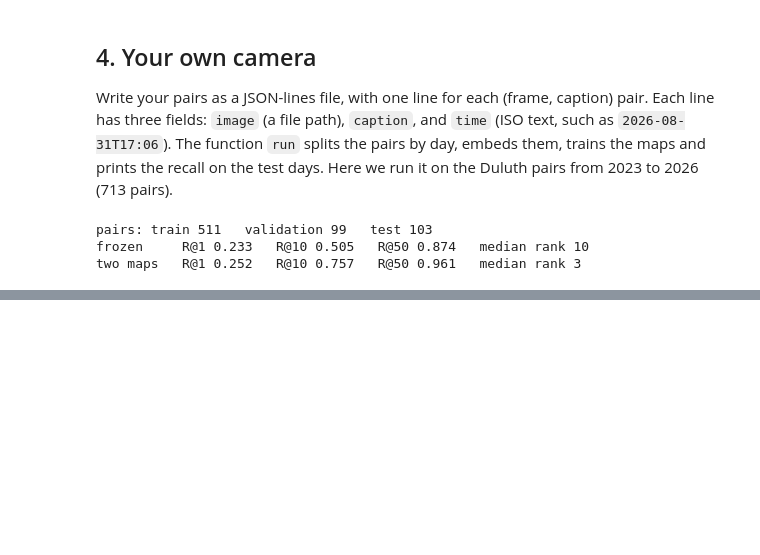
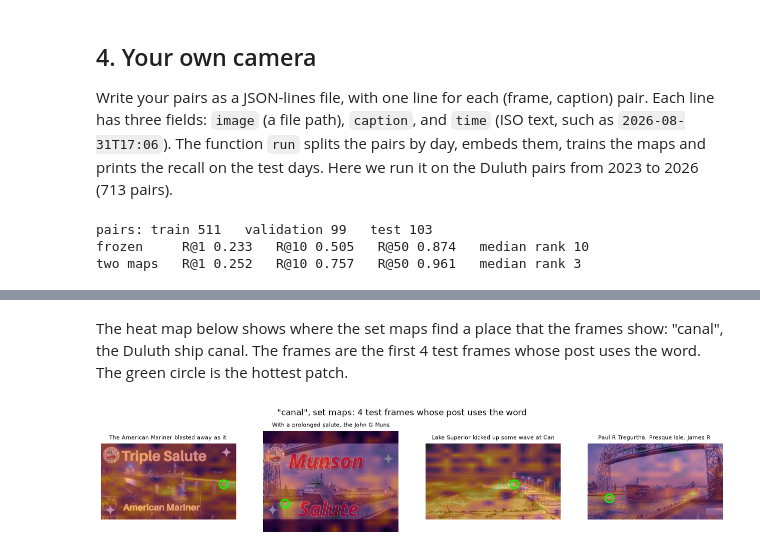
Before and after one commit to pless/register-gap-demo, a Jupyter notebook: demo.ipynb, the cells around one changed output, grey strips where cells are left out. Saved outputs shown, nothing was run; the diff lists cells and outputs as text; code cells hidden in the pictures; blank space fills up the shorter version.

```diff
--- a/demo.ipynb
+++ b/demo.ipynb
@@ -323,0 +328,2 @@ two maps   R@1 0.252   R@10 0.757   R@50 0.961   median rank 3
+# %%
+RUN_PART_5 = True
@@ -323,0 +381,8 @@ two maps   R@1 0.252   R@10 0.757   R@50 0.961   median rank 3
+# %%
+if RUN_PART_5:
+    train_rows = np.where(dtrain)[0]
+    val_rows = np.where(dval)[0]
+    set_model = train_set_maps(dtext, phrases, phrase_mask, dimage, dpatches, train_rows, val_rows)
+    show_recall("frozen", recall(dtext[dtest], dimage[dtest]))
+    show_recall("two maps", recall(*apply_maps(dmaps, dtext[dtest], dimage[dtest])))
+    show_recall("set maps", recall_of_scores(set_scores(set_model, dtext, phrases, phrase_mask, dimage, dpatches, test_rows)))
@@ -323,0 +445,23 @@ two maps   R@1 0.252   R@10 0.757   R@50 0.961   median rank 3
+# %% [markdown]
+The heat map below shows where the set maps find a place that the frames show: "canal", the Duluth ship canal. The frames are the first 4 test frames whose post uses the word. The green circle is the hottest patch.
+# %%
+if RUN_PART_5:
+    word = "canal"
+    vector = embed_texts(model, processor, [word])
+    frames_with_word = [i for i in test_rows if contains(captions[i], word)][:4]
+    fig, axes = plt.subplots(1, 4, figsize=(16, 3))
+    for ax, i in zip(axes, frames_with_word):
+        frame = Image.open(paths[i]).convert("RGB")
+        mapped_word, mapped_patches = apply_maps(set_model.maps, vector[0], dpatches[i])
+        heat = heatmap(mapped_patches, mapped_word)
+        x, y = hottest(heat)
+        width, height = frame.size
+        ax.imshow(frame)
+        ax.imshow(heat, cmap="inferno", alpha=0.5, extent=(0, width, height, 0), interpolation="bilinear")
+        ax.plot(x * width, y * height, "o", markersize=12, markerfacecolor="none", markeredgecolor="lime", markeredgewidth=2)
+        ax.axis("off")
+        ax.set_title(captions[i][:40], fontsize=8)
+    fig.suptitle(f'"{word}", set maps: 4 test frames whose post uses the word')
+    plt.show()
+# %% [output]
+[figure, added]
```
Also changed, not shown: parts of 10 cells of this notebook, 6 other files.
